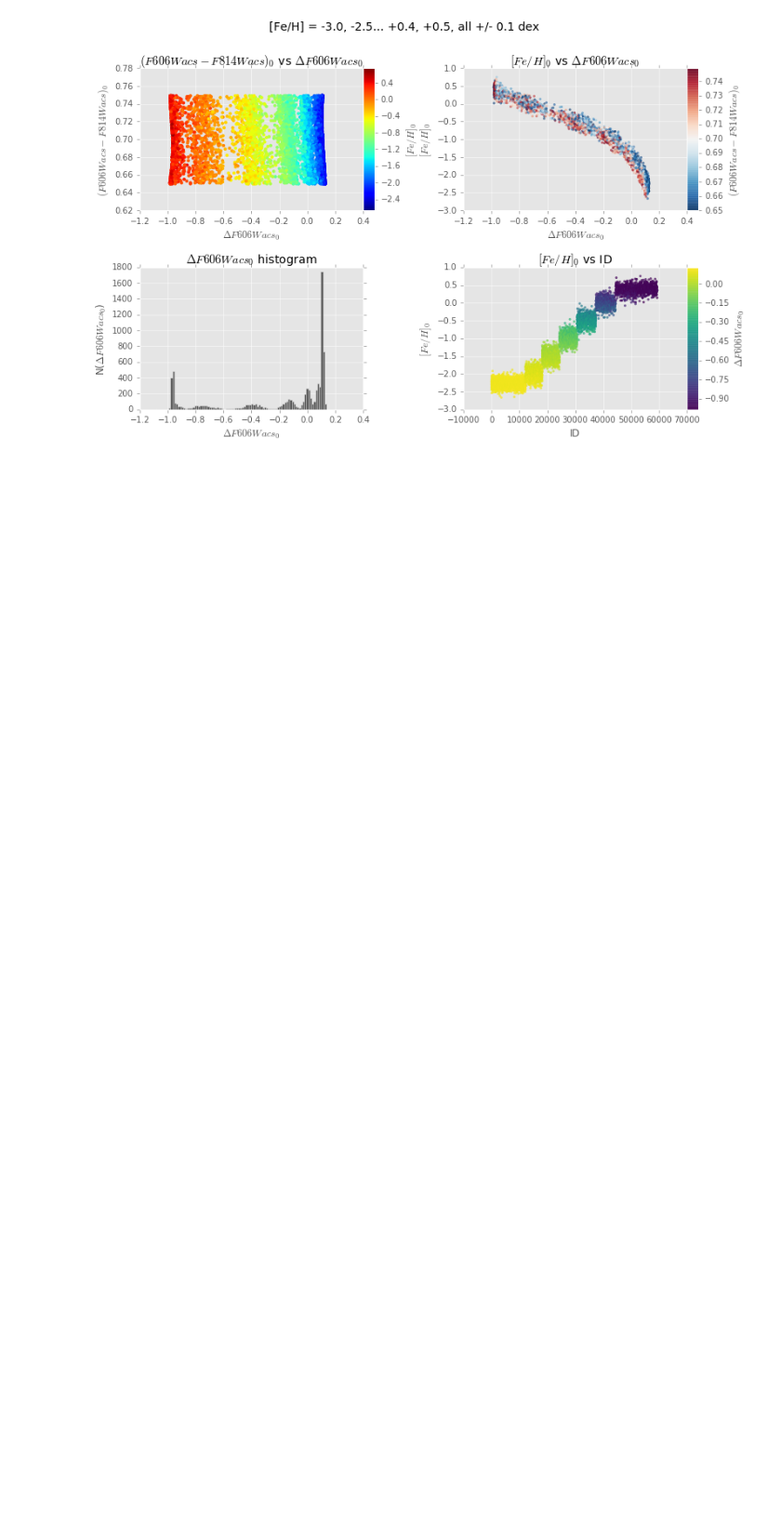
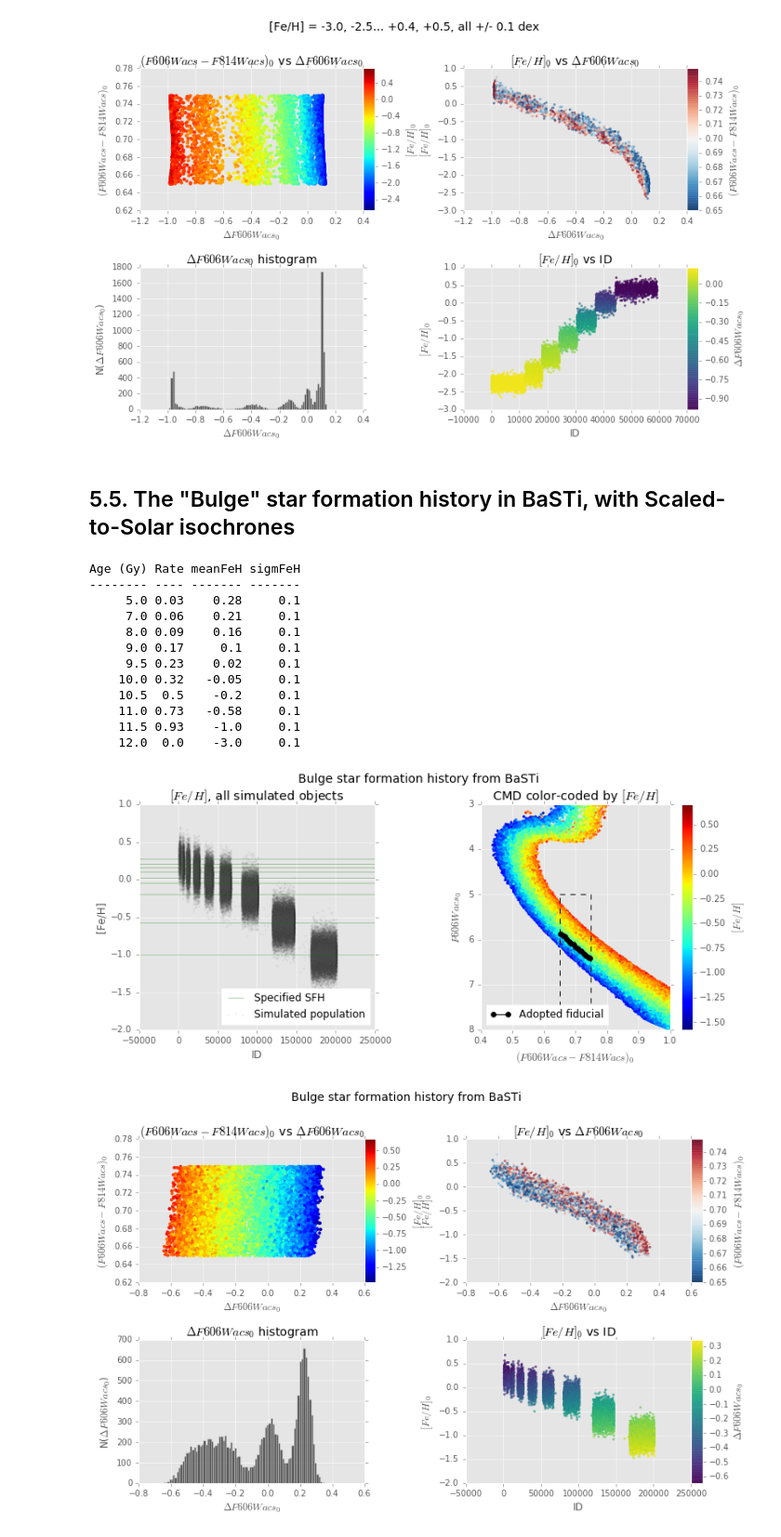
Before and after one commit to willclarkson/bastiTest, a Jupyter notebook: notebooks/2017-09-08_quicklookBaSTi_truncation.ipynb, the cells around one changed output. Shown at 93% size. Cells and saved outputs as stored; diff of their text form; code cells hidden in the pictures; blank space fills up the shorter version.

Commit message:
Minor bugfix; added the basti-bulge SFH example

```diff
--- a/notebooks/2017-09-08_quicklookBaSTi_truncation.ipynb
+++ b/notebooks/2017-09-08_quicklookBaSTi_truncation.ipynb
@@ -70,7 +70,8 @@ def readSFH(pathIn='BLAH'):
     if not os.access(pathIn, os.R_OK):
         return Table()
 
-    tDum = Table.read(pathIn, format='ascii.commented_header', data_start=1, comment='#')
+    # tDum = Table.read(pathIn, format='ascii.commented_header', data_start=1, comment='#')
+    tDum = Table.read(pathIn, format='ascii', data_start=1, comment='#')
 
     # assign the columns
     colNames = ['Age', 'Rate', 'meanFeH', 'sigmFeH']
@@ -361,13 +362,17 @@ def wrapCheckBasti(stemPop = 'metRich_fewBinaries_ss_eta0p4_', \
 
     # load the population and its sfh
     tPop = Table.read(pathPOP, format='fits')
-    tSfh = readSFH(pathSFH)
+    try:
+        tSfh = readSFH(pathSFH)
 
-    tSfh['Age'] /= 1.0e9
-    tSfh['Age'].format = '%.1f'
-    tSfh['Age'].name = 'Age (Gy)'
+        tSfh['Age'] /= 1.0e9
+        tSfh['Age'].format = '%.1f'
+        tSfh['Age'].name = 'Age (Gy)'
 
-    tSfh.pprint()
+        tSfh.pprint()
+    except:
+        print "WARN - problem loading SFH"
+        tSfh = Table()
 
     colMagBlu = 'F606Wacs'
     colMagRed = 'F814Wacs'
@@ -557,3 +564,28 @@ Age (Gy) Rate meanFeH sigmFeH
      7.0  0.0     0.5     0.1
 [figure]
 [figure]
+# %% [markdown]
+## 5.5. The "Bulge" star formation history in BaSTi, with Scaled-to-Solar isochrones ##
+# %%
+stemPopB = './bulgeBasti_ss/Synth_Pop__Sep_1_03.19.24_CEST_2017_'
+sStemB='%s/bulgeBasti_ss' % (dirPlots)
+sTitlB='Bulge star formation history from BaSTi'
+# %%
+wrapCheckBasti(stemPopB, degFit, nMed, nMin, xLo, xHi, yLo, yHi, \
+               figStem=sStemB, sTitle=sTitlB, nBins=nBins, \
+               bothFigs=True)
+# %% [output]
+Age (Gy) Rate meanFeH sigmFeH
+-------- ---- ------- -------
+     5.0 0.03    0.28     0.1
+     7.0 0.06    0.21     0.1
+     8.0 0.09    0.16     0.1
+     9.0 0.17     0.1     0.1
+     9.5 0.23    0.02     0.1
+    10.0 0.32   -0.05     0.1
+    10.5  0.5    -0.2     0.1
+    11.0 0.73   -0.58     0.1
+    11.5 0.93    -1.0     0.1
+    12.0  0.0    -3.0     0.1
+[figure, added]
+[figure, added]
```
Also changed, not shown: parts of 2 cells of this notebook, 10 other files.
